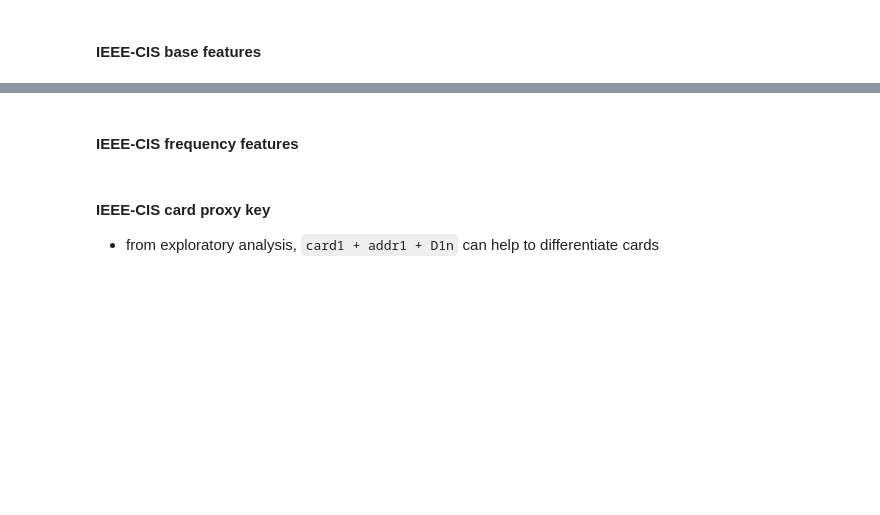
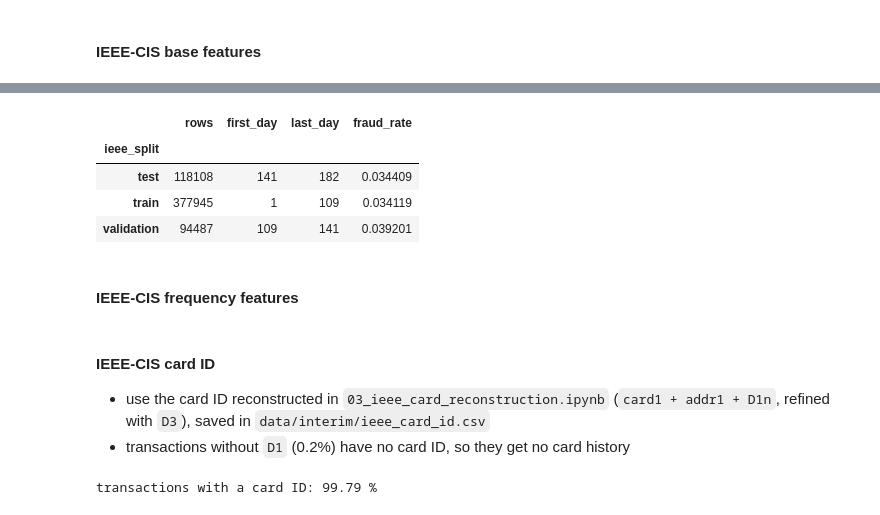
Before and after one commit to xman666888/bt4012-credit-card-fraud, a Jupyter notebook: notebooks/04_feature_engineering.ipynb, the cells around one changed output, grey strips where cells are left out. Drawn from its saved outputs; the diff is of its cells as text; code cells hidden in the pictures; blank space fills up the shorter version.

```diff
--- a/notebooks/04_feature_engineering.ipynb
+++ b/notebooks/04_feature_engineering.ipynb
@@ -483,19 +615,15 @@ def engineer_ieee_base_features(df):
         (df["seconds_in_day"] % 3600) // 60
     ).astype("int8")
 
+    # TransactionDT has no clock time, so "night" = the low-activity relative hours 4-10,
+    # which also have the highest fraud rates (see the hour chart in notebook 02)
     df["is_night"] = (
-        (df["hour"] >= 22) |
-        (df["hour"] <= 5)
+        df["hour"].between(4, 10)
     ).astype("int8")
 
-    df["is_business_hour"] = (
-        (df["hour"] >= 8) &
-        (df["hour"] <= 18)
-    ).astype("int8")
-
-    df["is_weekend_proxy"] = (
-        (df["relative_day"] % 7 >= 5)
-    ).astype("int8")
+    # no business-hour or weekend flags: relative hours 4-10 are the real night, so relative 8-18 is not
+    # business hours, and we do not know which weekday relative day 0 is (the cyclical features below
+    # still capture the daily and weekly cycle)
 
     # Cyclical time
     df["hour_sin"] = np.sin(
@@ -555,10 +683,13 @@ def engineer_ieee_base_features(df):
     ).astype("float32")
 
     # Missingness by feature families
-    for prefix in ["D", "V", "C", "M", "id_"]:
+    # (prefix + number only, so DeviceType/DeviceInfo are not counted as D columns;
+    # C columns are never missing, so they are left out)
+    for prefix in ["D", "V", "M", "id_"]:
         cols = [
             c for c in df.columns
             if c.startswith(prefix)
+            and c[len(prefix):].isdigit()
         ]
 
         if cols:
@@ -654,7 +785,7 @@ def engineer_ieee_base_features(df):
 
         df["deviceinfo_token_count"] = (
             device_text.str.split().str.len()
-        )
+        ).astype("Int64")
 
         df["deviceinfo_has_android"] = (
             device_text.str.contains(
@@ -740,3 +875,26 @@ ieee_train_fe = engineer_ieee_base_features(ieee_train)
+# %%
+order = np.argsort(ieee_train_fe["TransactionDT"].to_numpy(), kind="stable")
+n_keep = int(len(order) * 0.8)       # rows before the held-out test block
+n_train = int(n_keep * 0.8)          # training rows
+
+ieee_split = np.empty(len(order), dtype=object)
+ieee_split[order[:n_train]] = "train"
+ieee_split[order[n_train:n_keep]] = "validation"
+ieee_split[order[n_keep:]] = "test"
+ieee_train_fe["ieee_split"] = ieee_split
+
+display(ieee_train_fe.groupby("ieee_split").agg(
+    rows=("TransactionID", "size"),
+    first_day=("relative_day", "min"),
+    last_day=("relative_day", "max"),
+    fraud_rate=("isFraud", "mean")
+))
+# %% [output]
+|  | rows | first_day | last_day | fraud_rate |
+| ieee_split |  |  |  |  |
+| test | 118108 | 141 | 182 | 0.034409 |
+| train | 377945 | 1 | 109 | 0.034119 |
+| validation | 94487 | 109 | 141 | 0.039201 |
 # %% [markdown]
 #### IEEE-CIS frequency features
 # %%
@@ -769,28 +928,14 @@ ieee_train_fe = apply_frequency_maps(
     ieee_freq_maps
 )
 # %% [markdown]
-#### IEEE-CIS card proxy key
-* from exploratory analysis, `card1 + addr1 + D1n` can help to differentiate cards
+#### IEEE-CIS card ID
+* use the card ID reconstructed in `03_ieee_card_reconstruction.ipynb` (`card1 + addr1 + D1n`, refined with `D3`), saved in `data/interim/ieee_card_id.csv`
+* transactions without `D1` (0.2%) have no card ID, so they get no card history
 # %%
-def add_ieee_card_proxy_features(df):
-    df = df.copy()
+card_ids = pd.read_csv(INTERIM_DIR / "ieee_card_id.csv")
 
-    if "D1" in df.columns:
-        df["D1n"] = (
-            df["relative_day"] - df["D1"]
-        )
+ieee_train_fe = ieee_train_fe.merge(card_ids, on="TransactionID", how="left", validate="one_to_one")
 
-        df["card_proxy_key"] = (
-            df["card1"].astype("string")
-            + "_"
-            + df["addr1"].astype("string")
-            + "_"
-            + df["D1n"].round().astype("string")
-        )
-
-        df["card_proxy_key_missing"] = (
-            df["card_proxy_key"]
-            .isin(["<NA>_<NA>_<NA>"])
-        ).astype("int8")
-
-    return df
+print("transactions with a card ID:", round(ieee_train_fe["card_id"].notna().mean() * 100, 2), "%")
+# %% [output]
+transactions with a card ID: 99.79 %
```
Also changed, not shown: parts of 21 cells of this notebook.
